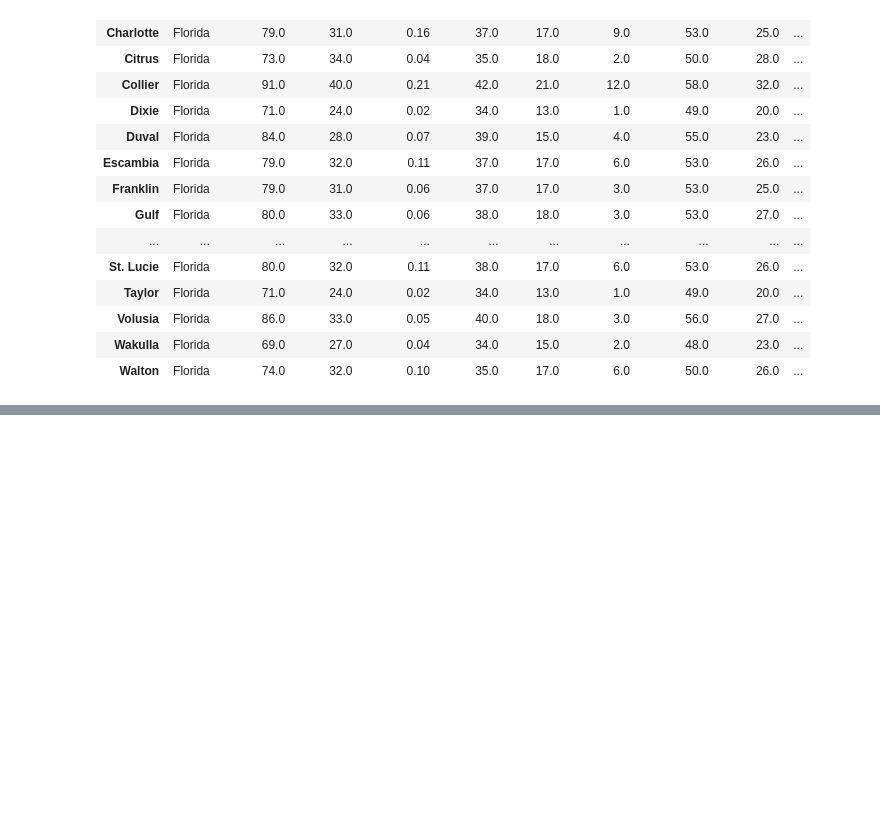
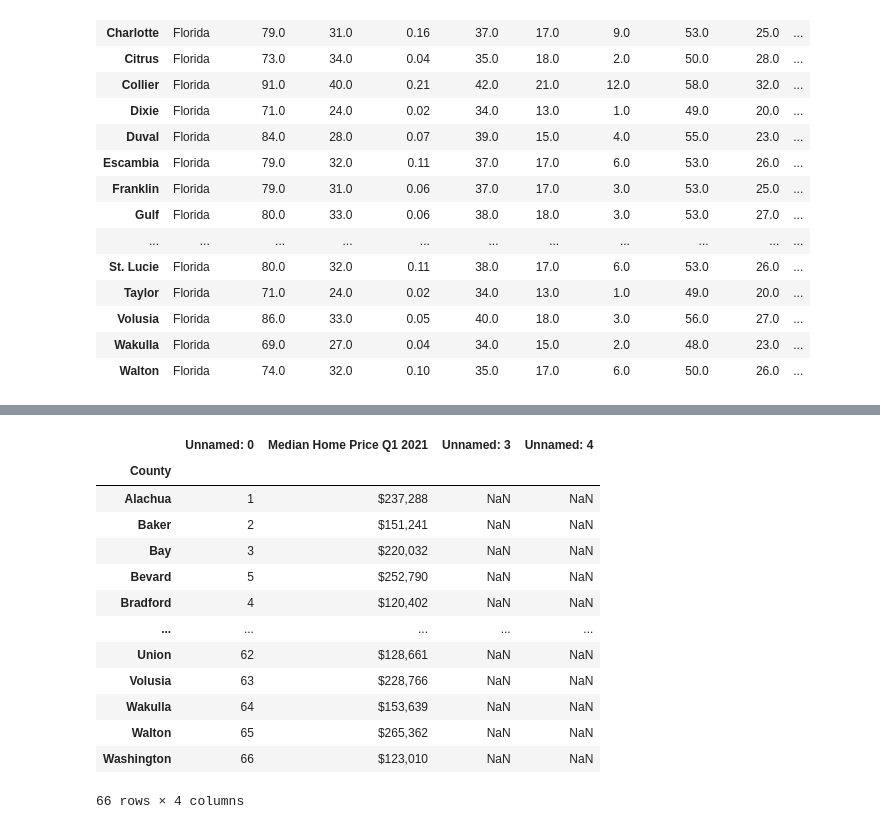
Before and after one commit to FN-1337/Hurricane_Landfall, a Jupyter notebook: cleaning.ipynb, the cells around one changed output, grey strips where cells are left out. Drawn from its saved outputs; the diff is of its cells as text; code cells hidden in the pictures; blank space fills up the shorter version.

```diff
--- a/cleaning.ipynb
+++ b/cleaning.ipynb
@@ -135,0 +137,20 @@ map.show()
+# %%
+Houseval = Path("median_home_value.csv")
+Houseval_df = pd.read_csv(Houseval, index_col = 'County')
+Houseval_df.sort_index(ascending = True, inplace = True)
+Houseval_df
+# %% [output]
+|  | Unnamed: 0 | Median Home Price Q1 2021 | Unnamed: 3 | Unnamed: 4 |
+| County |  |  |  |  |
+| Alachua | 1 | $237,288 | NaN | NaN |
+| Baker | 2 | $151,241 | NaN | NaN |
+| Bay | 3 | $220,032 | NaN | NaN |
+| Bevard | 5 | $252,790 | NaN | NaN |
+| Bradford | 4 | $120,402 | NaN | NaN |
+| ... | ... | ... | ... | ... |
+| Union | 62 | $128,661 | NaN | NaN |
+| Volusia | 63 | $228,766 | NaN | NaN |
+| Wakulla | 64 | $153,639 | NaN | NaN |
+| Walton | 65 | $265,362 | NaN | NaN |
+| Washington | 66 | $123,010 | NaN | NaN |
+66 rows × 4 columns
```
Also changed, not shown: parts of 10 cells of this notebook, 1 other file.
